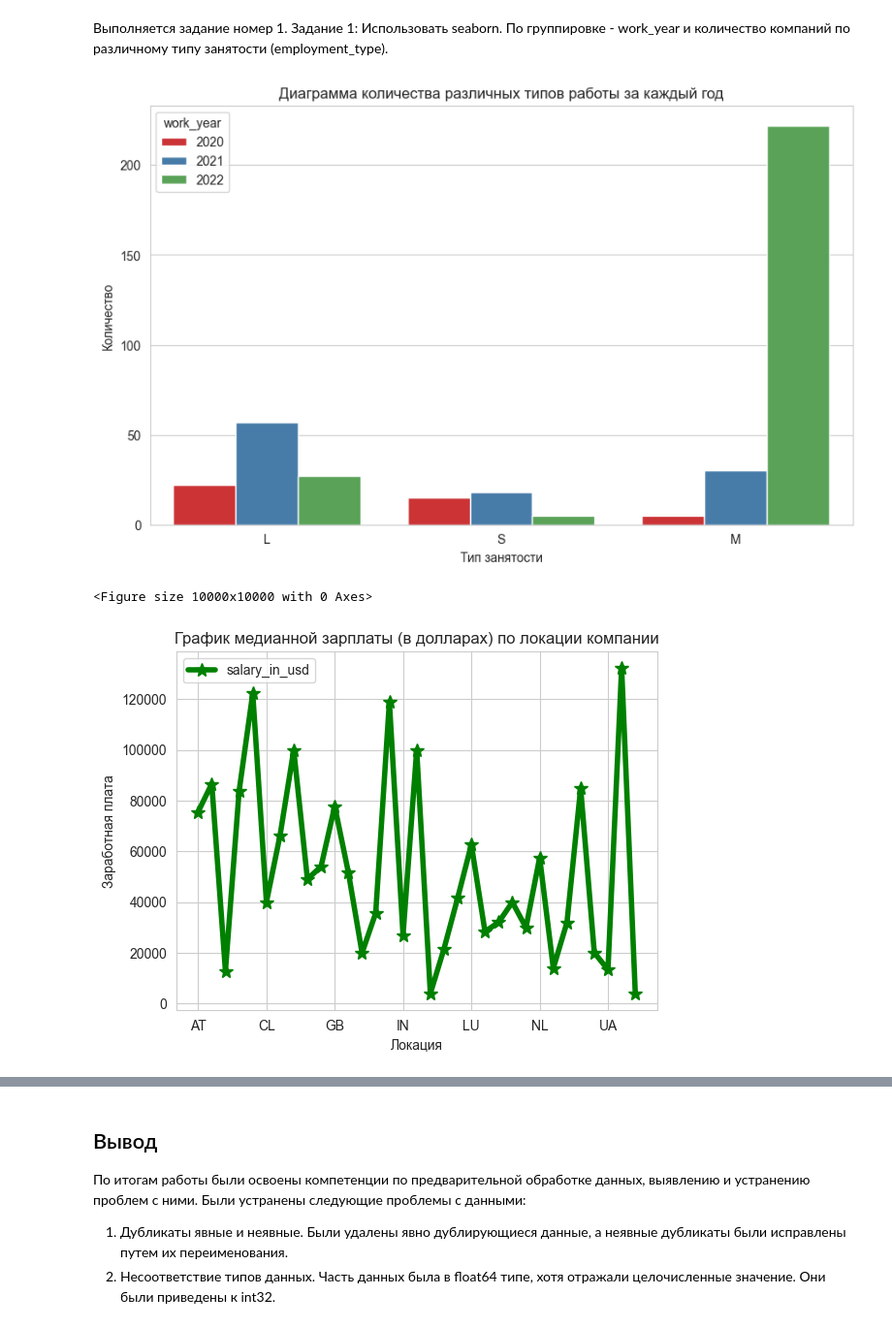
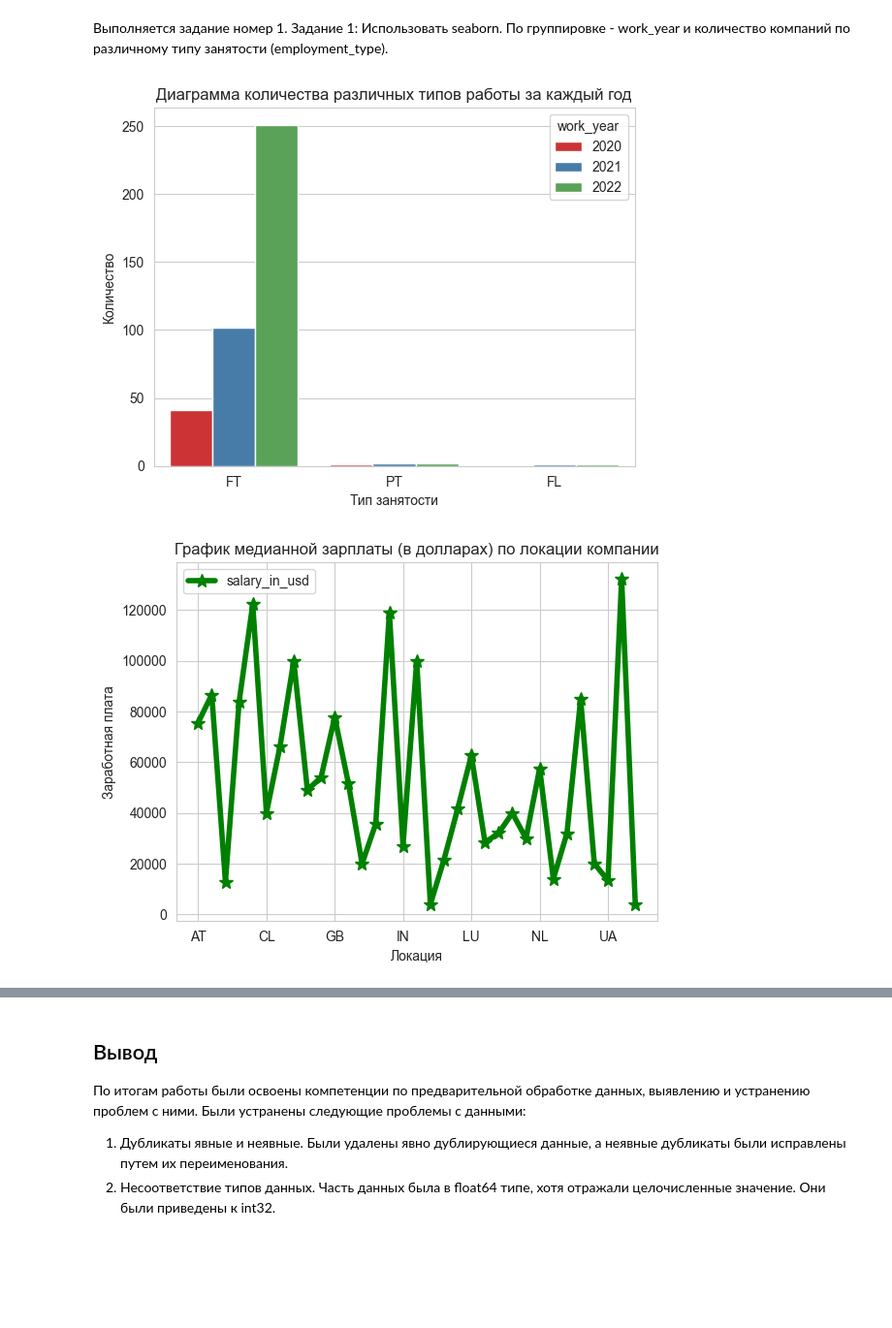
Before and after one commit to MaksimLevchenko/data_analysis_2, a Jupyter notebook: ЛР2_ЛевченкоМС_7.ipynb, the cells around one changed output, grey strips where cells are left out. Shown at 97% size. Drawn from its saved outputs; the diff is of its cells as text; code cells hidden in the pictures; blank space fills up the shorter version.

Commit message:
WIP made all graphics

```diff
--- a/ЛР2_ЛевченкоМС_7.ipynb
+++ b/ЛР2_ЛевченкоМС_7.ipynb
@@ -245,20 +246,17 @@ sns.heatmap(df.corr(numeric_only=True), annot=True)
 Выполняется задание номер 1.
 Задание 1: Использовать seaborn. По группировке - work_year и количество компаний по различному типу занятости (employment_type).
 # %%
-fig, ax = plt.subplots(figsize=(10, 6))
-
-sns.countplot(hue= 'work_year', x= 'company_size', data=df, palette='Set1')
+sns.countplot(hue= 'work_year', x= 'employment_type', data=df, palette='Set1')
 plt.title('Диаграмма количества различных типов работы за каждый год')
 plt.xlabel('Тип занятости')
 plt.ylabel('Количество')
 plt.show()
 # %% [output]
-[figure, old version]
+[figure, new version]
 # %%
 pivot_table = df.pivot_table(values='salary_in_usd', index='company_location', aggfunc='mean')
 
 # Построение графика с зелёной линией и маркерами
-plt.figure(figsize=(100, 100))
 pivot_table.plot(kind='line', color='green', linewidth=4, marker='*', markersize=10, )
 plt.title('График медианной зарплаты (в долларах) по локации компании')
 plt.xlabel('Локация')
@@ -266,6 +264,5 @@ plt.ylabel('Заработная плата')
 plt.grid(True)
 plt.show()
 # %% [output]
-<Figure size 10000x10000 with 0 Axes>
 [figure]
 # %%
```
Also changed, not shown: parts of 2 cells of this notebook.
